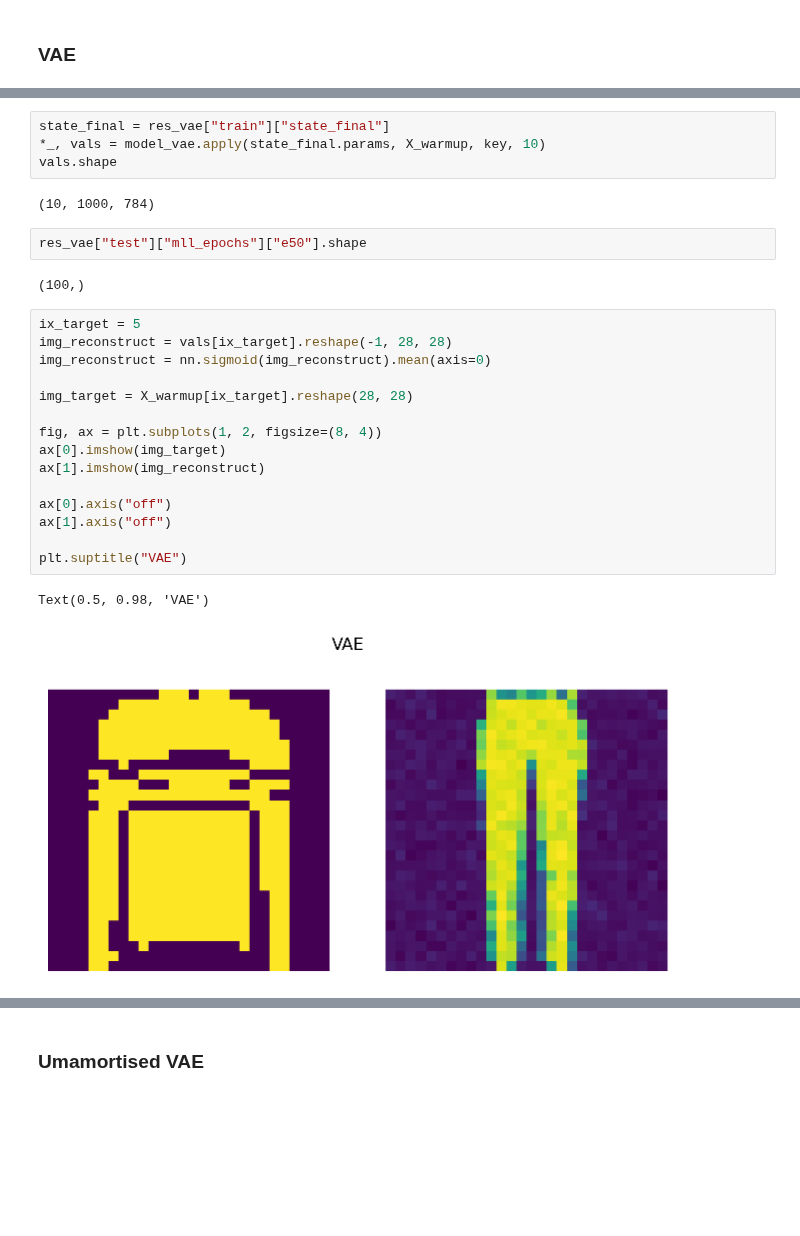
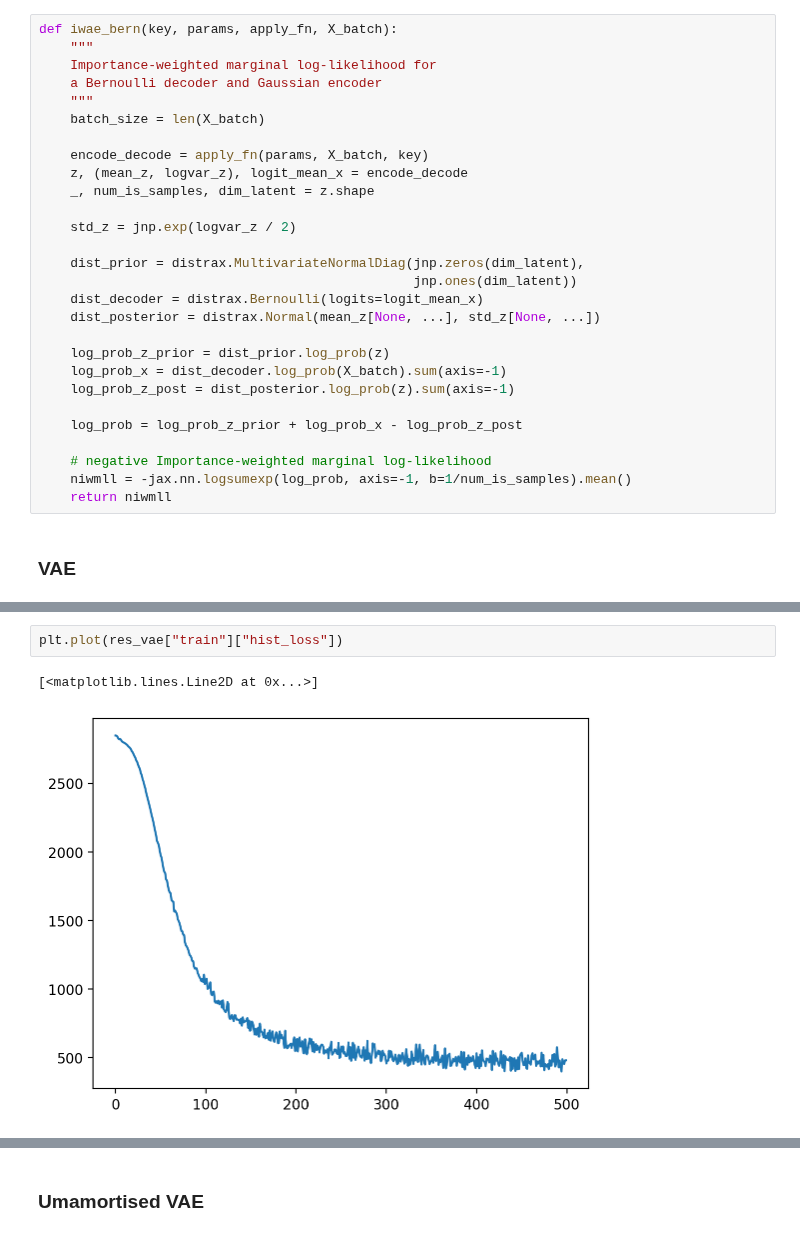
Before and after one commit to gerdm/hard-em-lvm, a Jupyter notebook: notebooks/17-unamortised-test.ipynb, the cells around one changed output, grey strips where cells are left out. Cells and saved outputs as stored; diff of their text form; blank space fills up the shorter version.

```diff
--- a/notebooks/17-unamortised-test.ipynb
+++ b/notebooks/17-unamortised-test.ipynb
@@ -273,5 +325,33 @@ config_test = base_vae_hardem.load_test_config(config, model_encoder_test, model
 # %% [markdown]
 ## Benchmark models
+# %%
+def iwae_bern(key, params, apply_fn, X_batch):
+    """
+    Importance-weighted marginal log-likelihood for
+    a Bernoulli decoder and Gaussian encoder
+    """
+    batch_size = len(X_batch)
+
+    encode_decode = apply_fn(params, X_batch, key)
+    z, (mean_z, logvar_z), logit_mean_x = encode_decode
+    _, num_is_samples, dim_latent = z.shape
+
+    std_z = jnp.exp(logvar_z / 2)
+
+    dist_prior = distrax.MultivariateNormalDiag(jnp.zeros(dim_latent),
+                                                jnp.ones(dim_latent))
+    dist_decoder = distrax.Bernoulli(logits=logit_mean_x)
+    dist_posterior = distrax.Normal(mean_z[None, ...], std_z[None, ...])
+
+    log_prob_z_prior = dist_prior.log_prob(z)
+    log_prob_x = dist_decoder.log_prob(X_batch).sum(axis=-1)
+    log_prob_z_post = dist_posterior.log_prob(z).sum(axis=-1)
+
+    log_prob = log_prob_z_prior + log_prob_x - log_prob_z_post
+
+    # negative Importance-weighted marginal log-likelihood
+    niwmll = -jax.nn.logsumexp(log_prob, axis=-1, b=1/num_is_samples).mean()
+    return niwmll
 # %% [markdown]
 ### VAE
 # %%
@@ -290,30 +369,7 @@ res_vae = base_vae_hardem.train_test(
     hlax.vae.train_checkpoints
 )
-# %%
-state_final = res_vae["train"]["state_final"]
-*_, vals = model_vae.apply(state_final.params, X_warmup, key, 10)
-vals.shape
-# %% [output]
-(10, 1000, 784)
-# %%
-res_vae["test"]["mll_epochs"]["e50"].shape
-# %% [output]
-(100,)
-# %%
-ix_target = 5
-img_reconstruct = vals[ix_target].reshape(-1, 28, 28)
-img_reconstruct = nn.sigmoid(img_reconstruct).mean(axis=0)
-
-img_target = X_warmup[ix_target].reshape(28, 28)
-
-fig, ax = plt.subplots(1, 2, figsize=(8, 4))
-ax[0].imshow(img_target)
-ax[1].imshow(img_reconstruct)
-
-ax[0].axis("off")
-ax[1].axis("off")
-
-plt.suptitle("VAE")
-# %% [output]
-Text(0.5, 0.98, 'VAE')
-[figure, removed]
+# %%
+plt.plot(res_vae["train"]["hist_loss"])
+# %% [output]
+[<matplotlib.lines.Line2D at 0x...>]
+[figure, added]
```
Also changed, not shown: parts of 27 cells of this notebook.
